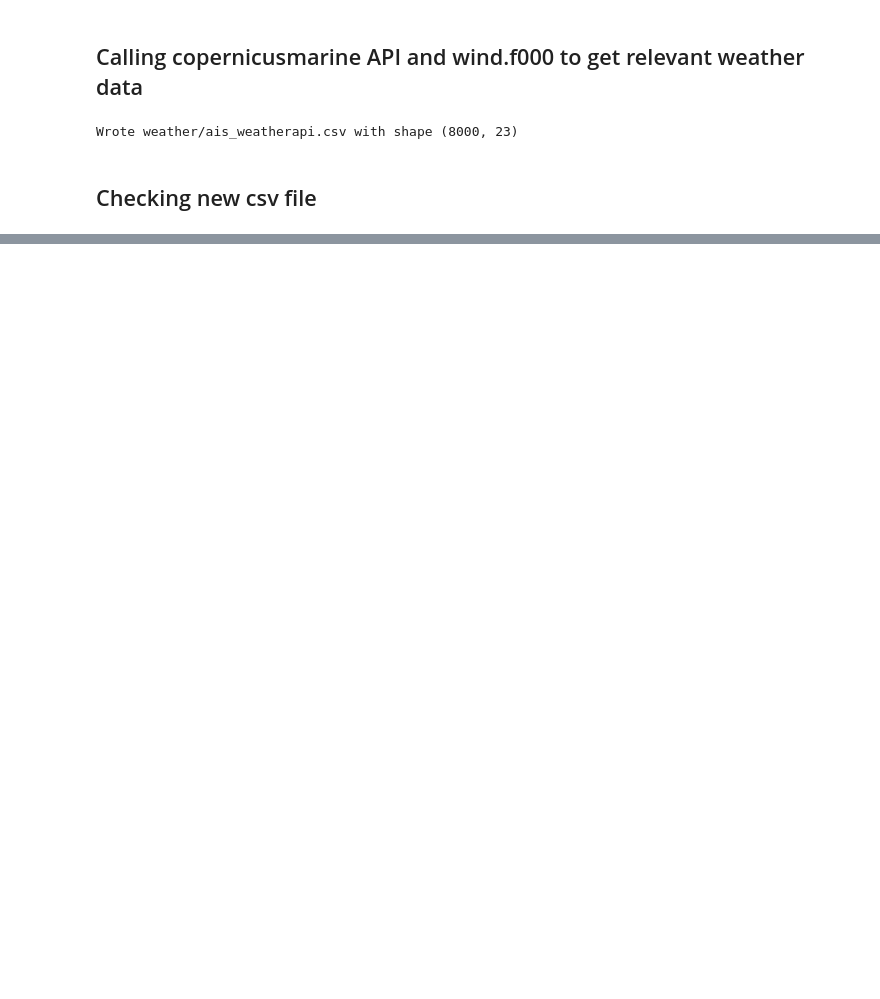
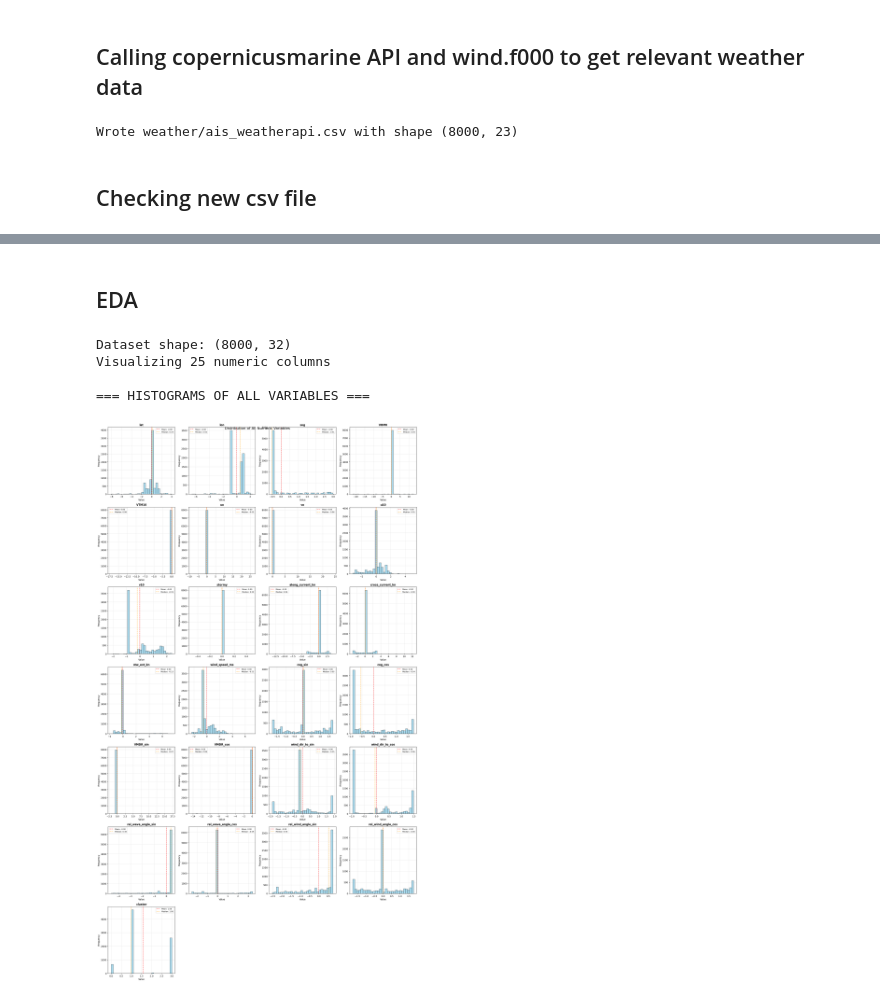
Before and after one commit to zuweii/datamining, a Jupyter notebook: weather.ipynb, the cells around one changed output, grey strips where cells are left out. Saved outputs shown, nothing was run; the diff lists cells and outputs as text; code cells hidden in the pictures; blank space fills up the shorter version.

```diff
--- a/weather.ipynb
+++ b/weather.ipynb
@@ -438,0 +799,60 @@ df_clean_encoded.head()
+# %% [markdown]
+<h2>EDA</h2>
+# %%
+# Set up the plotting style
+plt.style.use('default')
+sns.set_palette("husl")
+
+# Get numeric columns only
+numeric_cols = df_final.select_dtypes(include=[np.number]).columns.tolist()
+exclude_viz = ['mmsi']  # Exclude ID columns
+viz_cols = [col for col in numeric_cols if col not in exclude_viz]
+
+print(f"Dataset shape: {df_final.shape}")
+print(f"Visualizing {len(viz_cols)} numeric columns")
+
+# === 1. CLEAN HISTOGRAMS ===
+print("\n=== HISTOGRAMS OF ALL VARIABLES ===")
+
+# Calculate grid dimensions
+n_cols = len(viz_cols)
+ncols = 4  # 4 columns per row
+nrows = (n_cols + ncols - 1) // ncols
+
+fig, axes = plt.subplots(nrows=nrows, ncols=ncols, figsize=(20, 5 * nrows))
+fig.suptitle('Distribution of All Numeric Variables', fontsize=16, y=0.98)
+
+# Flatten axes for easier indexing
+if nrows == 1:
+    axes = axes if ncols > 1 else [axes]
+else:
+    axes = axes.flatten()
+
+for i, col in enumerate(viz_cols):
+    if i < len(axes):
+        # Plot histogram with better styling
+        axes[i].hist(df_final[col].dropna(), bins=30, alpha=0.7, color='skyblue', edgecolor='black')
+        axes[i].set_title(f'{col}', fontsize=12, fontweight='bold')
+        axes[i].set_xlabel('Value')
+        axes[i].set_ylabel('Frequency')
+        axes[i].grid(True, alpha=0.3)
+
+        # Add basic stats as text
+        mean_val = df_final[col].mean()
+        median_val = df_final[col].median()
+        axes[i].axvline(mean_val, color='red', linestyle='--', alpha=0.7, label=f'Mean: {mean_val:.2f}')
+        axes[i].axvline(median_val, color='orange', linestyle='--', alpha=0.7, label=f'Median: {median_val:.2f}')
+        axes[i].legend(fontsize=8)
+
+# Hide unused subplots
+for j in range(i + 1, len(axes)):
+    axes[j].set_visible(False)
+
+plt.tight_layout()
+plt.show()
+# %% [output]
+Dataset shape: (8000, 32)
+Visualizing 25 numeric columns
+
+=== HISTOGRAMS OF ALL VARIABLES ===
+[figure, added]
```
Also changed, not shown: parts of 27 cells of this notebook, 3 other files.
